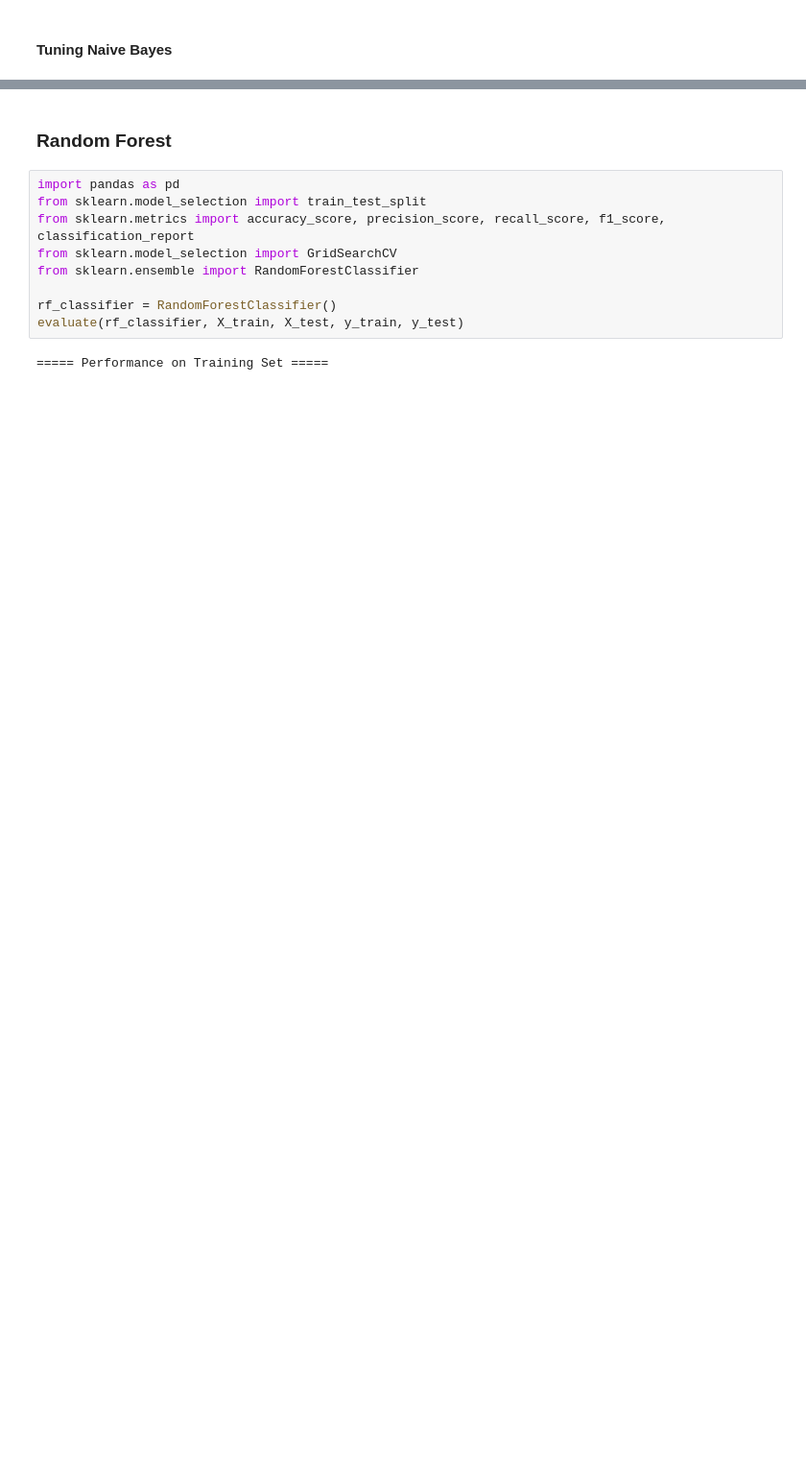
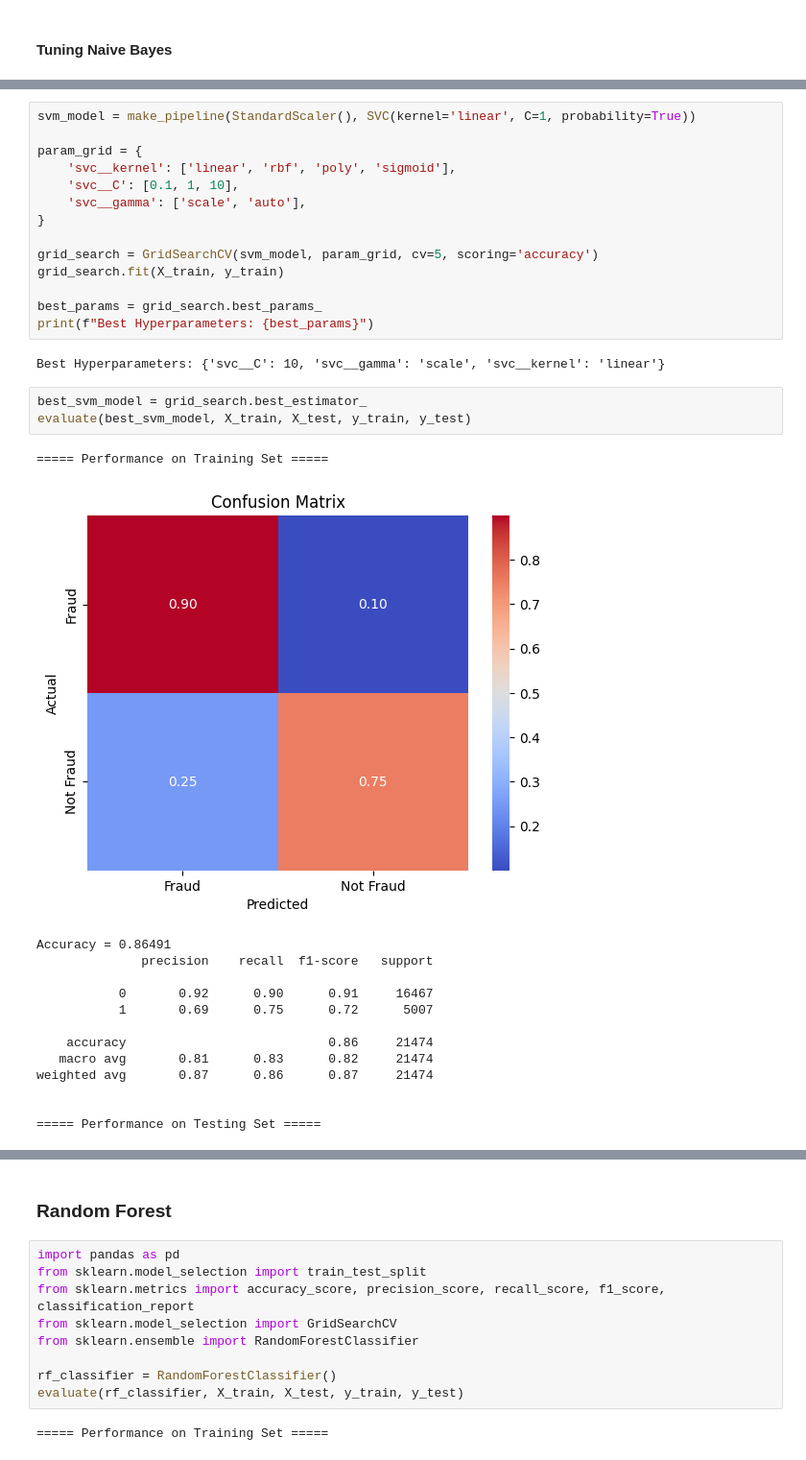
Before and after one commit to jesper1212/BT4012_Reviews, a Jupyter notebook: Notebooks/modelling/models.ipynb, the cells around one changed output, grey strips where cells are left out. Shown at 96% size. Drawn from its saved outputs; the diff is of its cells as text; blank space fills up the shorter version.

Commit message:
updated model.ipynb

```diff
--- a/Notebooks/modelling/models.ipynb
+++ b/Notebooks/modelling/models.ipynb
@@ -915,0 +355,34 @@ weighted avg       0.87      0.87      0.87      5482
+# %%
+svm_model = make_pipeline(StandardScaler(), SVC(kernel='linear', C=1, probability=True))
+
+param_grid = {
+    'svc__kernel': ['linear', 'rbf', 'poly', 'sigmoid'],
+    'svc__C': [0.1, 1, 10],
+    'svc__gamma': ['scale', 'auto'],
+}
+
+grid_search = GridSearchCV(svm_model, param_grid, cv=5, scoring='accuracy')
+grid_search.fit(X_train, y_train)
+
+best_params = grid_search.best_params_
+print(f"Best Hyperparameters: {best_params}")
+# %% [output]
+Best Hyperparameters: {'svc__C': 10, 'svc__gamma': 'scale', 'svc__kernel': 'linear'}
+# %%
+best_svm_model = grid_search.best_estimator_
+evaluate(best_svm_model, X_train, X_test, y_train, y_test)
+# %% [output]
+===== Performance on Training Set =====
+[figure, added]
+Accuracy = 0.86491
+              precision    recall  f1-score   support
+
+           0       0.92      0.90      0.91     16467
+           1       0.69      0.75      0.72      5007
+
+    accuracy                           0.86     21474
+   macro avg       0.81      0.83      0.82     21474
+weighted avg       0.87      0.86      0.87     21474
+
+
+===== Performance on Testing Set =====
```
Also changed, not shown: parts of 25 cells of this notebook.
